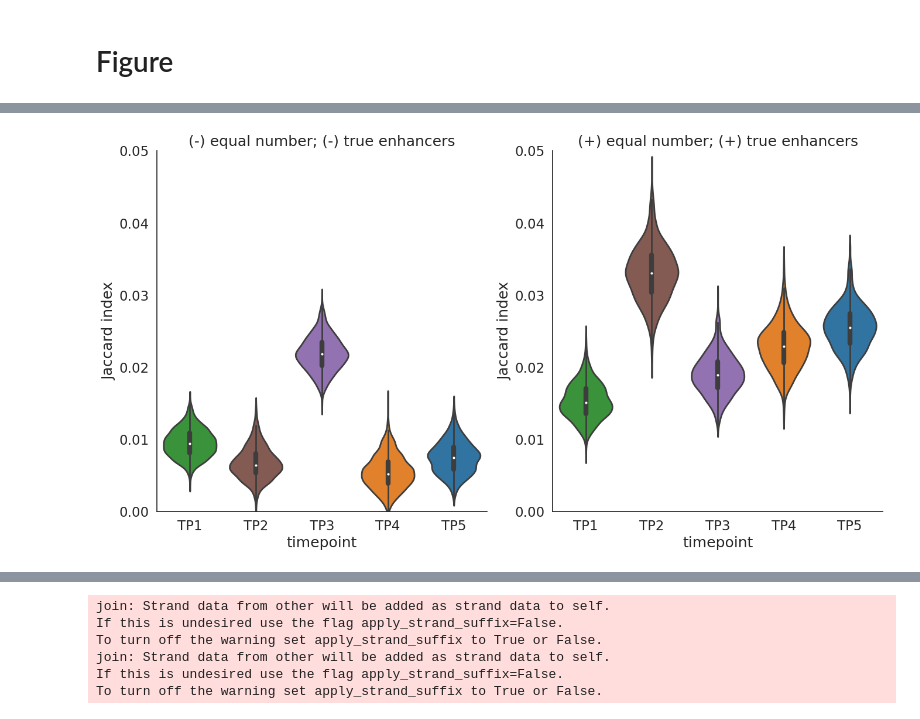
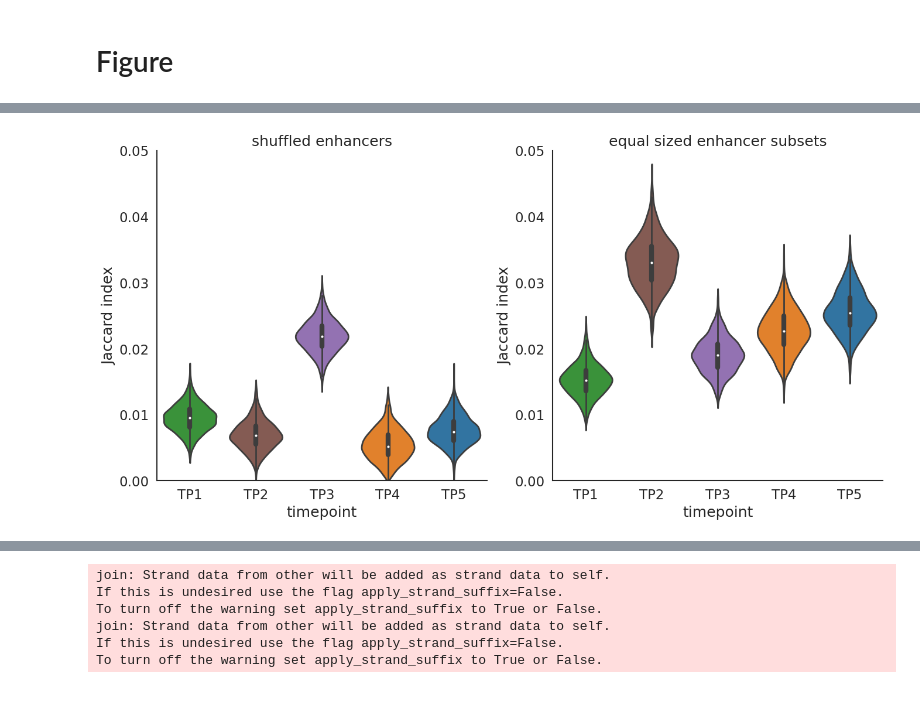
Before and after one commit to vanheeringen-lab/phylotypic_hourglass, a Jupyter notebook: notebooks/fly_peaks.ipynb, the cells around one changed output, grey strips where cells are left out. Cells and saved outputs as stored; diff of their text form; code cells hidden in the pictures.

```diff
--- a/notebooks/fly_peaks.ipynb
+++ b/notebooks/fly_peaks.ipynb
@@ -855,0 +952,30 @@ plt.savefig("../imgs/fly_peaks_together.svg")
+# %%
+sns.set_theme(style='white', font_scale=2.5)
+f, axs = plt.subplots(figsize=(20, 15), nrows=1, ncols=2)
+
+# within replicate
+# number of enhancers
+width = 0.8
+diff = 0.00
+idxs = np.arange(5, dtype=float) - 2 * width / 2 - diff / 2
+
+
+# jaccard index
+ax_1 = axs[0].bar(data=within_species_jaccard.loc[within_species_jaccard.species!="D. melanogaster"].groupby("time point").mean().reset_index(), x="time point", height="jaccard", width=+width, color=["tab:green", "tab:brown", "tab:purple", "tab:orange", "tab:blue"], linewidth=linewidth, edgecolor="k")
+
+rep1s = number_timepoint_specific[(number_timepoint_specific[["rep1", "rep2", "rep3", "rep4", "rep5"]] == "rep1").sum(axis="columns") == 5]
+rep2s = number_timepoint_specific[(number_timepoint_specific[["rep1", "rep2", "rep3", "rep4", "rep5"]] == "rep2").sum(axis="columns") == 5]
+
+ax_21 = axs[1].bar(data=rep1s.loc[rep1s.species=="D. melanogaster"].reset_index(), x="time point", height="time point specific enhancers", width=-width/2, align='edge', color=["tab:green", "tab:brown", "tab:purple", "tab:orange", "tab:blue"], linewidth=linewidth, edgecolor="k")
+ax_22 = axs[1].bar(data=rep2s.loc[rep2s.species=="D. melanogaster"].reset_index(), x="time point", height="time point specific enhancers", width=+width/2, align='edge', color=["tab:green", "tab:brown", "tab:purple", "tab:orange", "tab:blue"], linewidth=linewidth, edgecolor="k")
+
+for i, bar in enumerate(ax_11.patches + ax_12.patches + ax_21.patches + ax_22.patches):
+    if i >= 10:
+        bar.set_hatch("\\")
+    else:
+        bar.set_hatch(".")
+axs[0].set_box_aspect(1)
+axs[1].set_box_aspect(1)
+
+plt.savefig("../imgs/fly_control_supp.svg")
+plt.savefig("../imgs/fly_control_supp.png")
@@ -877,37 +1021,40 @@ ax = sns.violinplot(
 
 axs[0].spines[['right', 'top']].set_visible(False)
 axs[0].set(
 #     title="Randomly shuffled peaks",
-    title="(-) equal number; (-) true enhancers",
+    title="shuffled enhancers",
 #     ylabel="",
     ylim=0
 )
 ax.yaxis.set_tick_params(labelbottom=True)
-
+ax.set_box_aspect(1)
+plt.setp(ax.spines.values(), linewidth=1.5)
 
 # equal number of peaks
 df = pd.DataFrame.from_dict(sampled_res).melt(var_name="timepoint", value_name="Jaccard index")
 ax = sns.violinplot(
     x="timepoint",
     y="Jaccard index",
     data=df,
     palette=["tab:green", "tab:brown", "tab:purple", "tab:orange", "tab:blue"],
     linewidth=linewidth,
     scale="width",
     ax=axs[1]
 )
 
 axs[1].spines[['right', 'top']].set_visible(False)
 axs[1].set(
-    title="(+) equal number; (+) true enhancers",
+    title=f"equal sized enhancer subsets",
     #     title="equally sampled number of TP-specific enhancers",
 #     ylabel="",
     ylim=[0, 0.05]
 )
 ax.yaxis.set_tick_params(labelbottom=True)
+ax.set_box_aspect(1)
+plt.setp(ax.spines.values(), linewidth=1.5)
 plt.savefig("../imgs/fly_shuffle.svg")
 # %% [output]
-[figure, old version]
+[figure, new version]
 # %%
 sns.set_theme(style='white', font_scale=1.5)
 # f, axs = plt.subplots(figsize=(25, 6), ncols=3, sharey=True)
```
Also changed, not shown: parts of 21 cells of this notebook, 4 other files.
